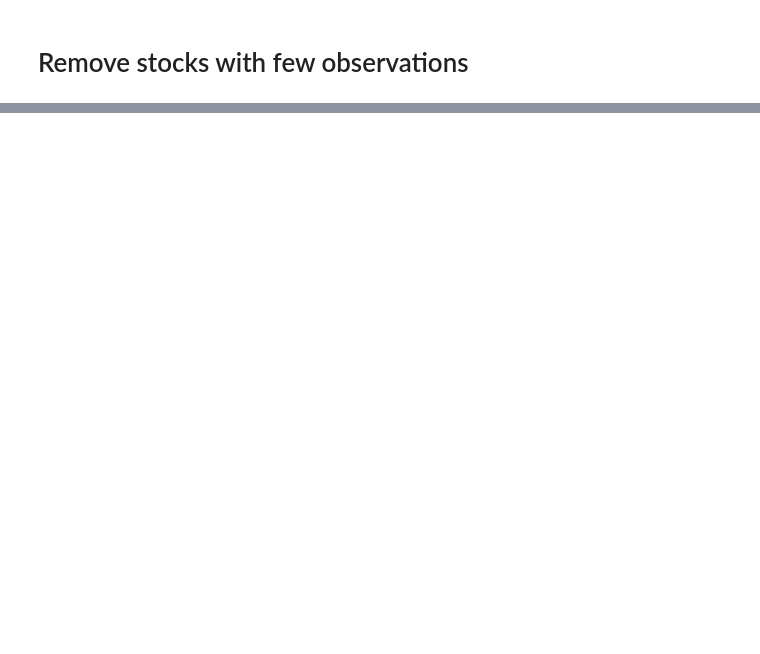
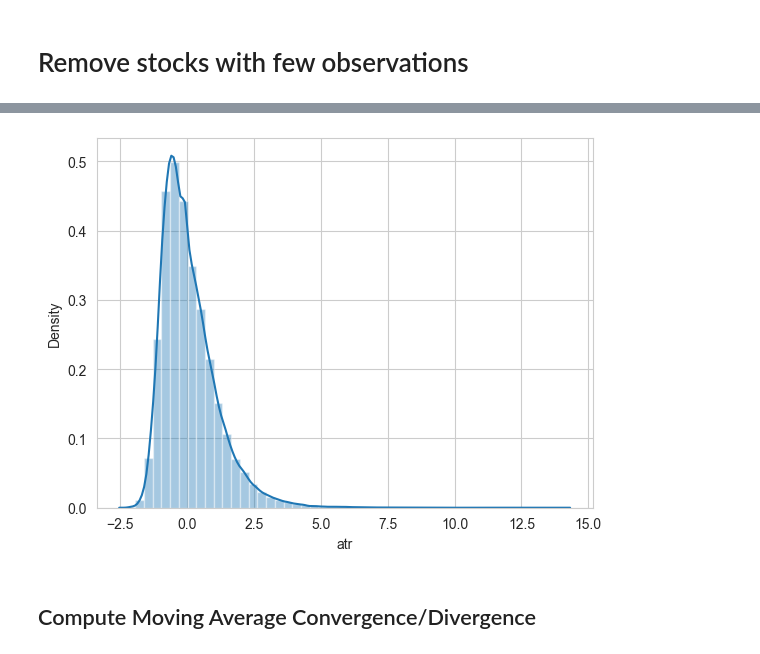
Before and after one commit to martinpasche/AlgoTrading, a Jupyter notebook: strategy-testing/Linear_Models/03_preparing_the_model_data.ipynb, the cells around one changed output, grey strips where cells are left out. Cells and saved outputs as stored; diff of their text form; code cells hidden in the pictures; blank space fills up the shorter version.

```diff
--- a/strategy-testing/Linear_Models/03_preparing_the_model_data.ipynb
+++ b/strategy-testing/Linear_Models/03_preparing_the_model_data.ipynb
@@ -50,0 +270,14 @@ prices = prices.loc[idx[keep, :], :]
+# %%
+def compute_atr(stock_data):
+    df = ATR(stock_data.High, stock_data.Low,
+             stock_data.Close, timeperiod=14)
+    return df.sub(df.mean()).div(df.std())
+# %%
+prices['atr'] = (prices.groupby('Ticker', group_keys=False)
+                 .apply(compute_atr))
+# %%
+sns.distplot(prices[prices.peso_vol_rank<50].atr.dropna());
+# %% [output]
+[figure, added]
+# %% [markdown]
+## Compute Moving Average Convergence/Divergence
```
Also changed, not shown: parts of 67 cells of this notebook, 2 other files.
